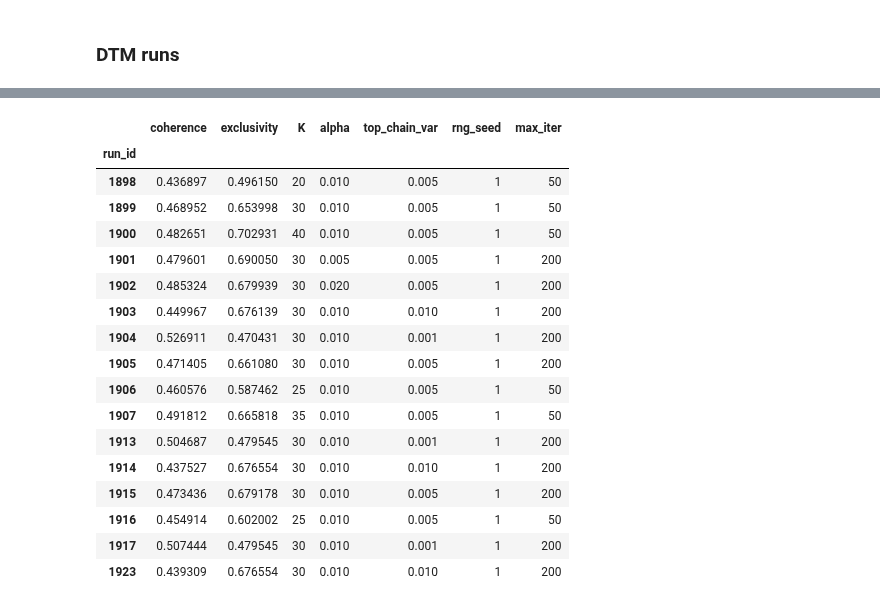
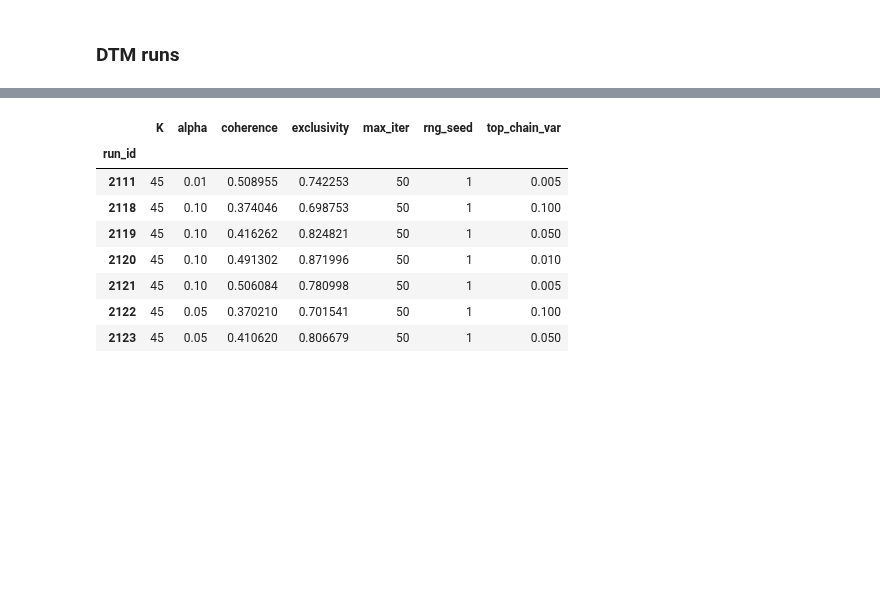
Before and after one commit to mcc-apsis/coal-discourse, a Jupyter notebook: 07_coherence_optimal_topic_number_for_new_dtm_runs.ipynb, the cells around one changed output, grey strips where cells are left out. Cells and saved outputs as stored; diff of their text form; code cells hidden in the pictures; blank space fills up the shorter version.

```diff
--- a/07_coherence_optimal_topic_number_for_new_dtm_runs.ipynb
+++ b/07_coherence_optimal_topic_number_for_new_dtm_runs.ipynb
@@ -54,37 +74,20 @@ for run_id in run_ids:
-# %%
-from django_pandas.io import read_frame
-# https://github.com/chrisdev/django-pandas/
-
-run_df = read_frame(RunStats.objects.filter(psearch__id=search_id, method=method, status=3),
-                    #index_col='run_id',
-                    fieldnames=['run_id', 'coherence', 'exclusivity', 'K', 'alpha',
-                                'top_chain_var', 'rng_seed', 'max_iter'])
-
-# alternatively:
-# run_df = pd.DataFrame.from_dict(RunStats.objects.filter(psearch__id=search_id, method=method).values('run_id','coherence','exclusivity'))
-
-#run_df.set_index('run_id')
-run_df = run_df.sort_values('run_id').set_index('run_id')
-run_df
-# %% [output]
-|  | coherence | exclusivity | K | alpha | top_chain_var | rng_seed | max_iter |
-| run_id |  |  |  |  |  |  |  |
-| 1898 | 0.436897 | 0.496150 | 20 | 0.010 | 0.005 | 1 | 50 |
-| 1899 | 0.468952 | 0.653998 | 30 | 0.010 | 0.005 | 1 | 50 |
-| 1900 | 0.482651 | 0.702931 | 40 | 0.010 | 0.005 | 1 | 50 |
-| 1901 | 0.479601 | 0.690050 | 30 | 0.005 | 0.005 | 1 | 200 |
-| 1902 | 0.485324 | 0.679939 | 30 | 0.020 | 0.005 | 1 | 200 |
-| 1903 | 0.449967 | 0.676139 | 30 | 0.010 | 0.010 | 1 | 200 |
-| 1904 | 0.526911 | 0.470431 | 30 | 0.010 | 0.001 | 1 | 200 |
-| 1905 | 0.471405 | 0.661080 | 30 | 0.010 | 0.005 | 1 | 200 |
-| 1906 | 0.460576 | 0.587462 | 25 | 0.010 | 0.005 | 1 | 50 |
-| 1907 | 0.491812 | 0.665818 | 35 | 0.010 | 0.005 | 1 | 50 |
-| 1913 | 0.504687 | 0.479545 | 30 | 0.010 | 0.001 | 1 | 200 |
-| 1914 | 0.437527 | 0.676554 | 30 | 0.010 | 0.010 | 1 | 200 |
-| 1915 | 0.473436 | 0.679178 | 30 | 0.010 | 0.005 | 1 | 200 |
-| 1916 | 0.454914 | 0.602002 | 25 | 0.010 | 0.005 | 1 | 50 |
-| 1917 | 0.507444 | 0.479545 | 30 | 0.010 | 0.001 | 1 | 200 |
-| 1923 | 0.439309 | 0.676554 | 30 | 0.010 | 0.010 | 1 | 200 |
+# %%
+run_df = pd.DataFrame.from_dict(run_qs.values('run_id', 'coherence', 'exclusivity', 'K', 'alpha',
+                                'top_chain_var', 'rng_seed', 'max_iter'))
+
+#run_df.set_index('run_id')
+run_df = run_df.sort_values('run_id').set_index('run_id')
+run_df[run_df["K"]== 45]
+# %% [output]
+|  | K | alpha | coherence | exclusivity | max_iter | rng_seed | top_chain_var |
+| run_id |  |  |  |  |  |  |  |
+| 2111 | 45 | 0.01 | 0.508955 | 0.742253 | 50 | 1 | 0.005 |
+| 2118 | 45 | 0.10 | 0.374046 | 0.698753 | 50 | 1 | 0.100 |
+| 2119 | 45 | 0.10 | 0.416262 | 0.824821 | 50 | 1 | 0.050 |
+| 2120 | 45 | 0.10 | 0.491302 | 0.871996 | 50 | 1 | 0.010 |
+| 2121 | 45 | 0.10 | 0.506084 | 0.780998 | 50 | 1 | 0.005 |
+| 2122 | 45 | 0.05 | 0.370210 | 0.701541 | 50 | 1 | 0.100 |
+| 2123 | 45 | 0.05 | 0.410620 | 0.806679 | 50 | 1 | 0.050 |
 # %%
 %matplotlib notebook
 fig, ax = plt.subplots(figsize=(10,6))
```
Also changed, not shown: parts of 8 cells of this notebook, 42 other files.
